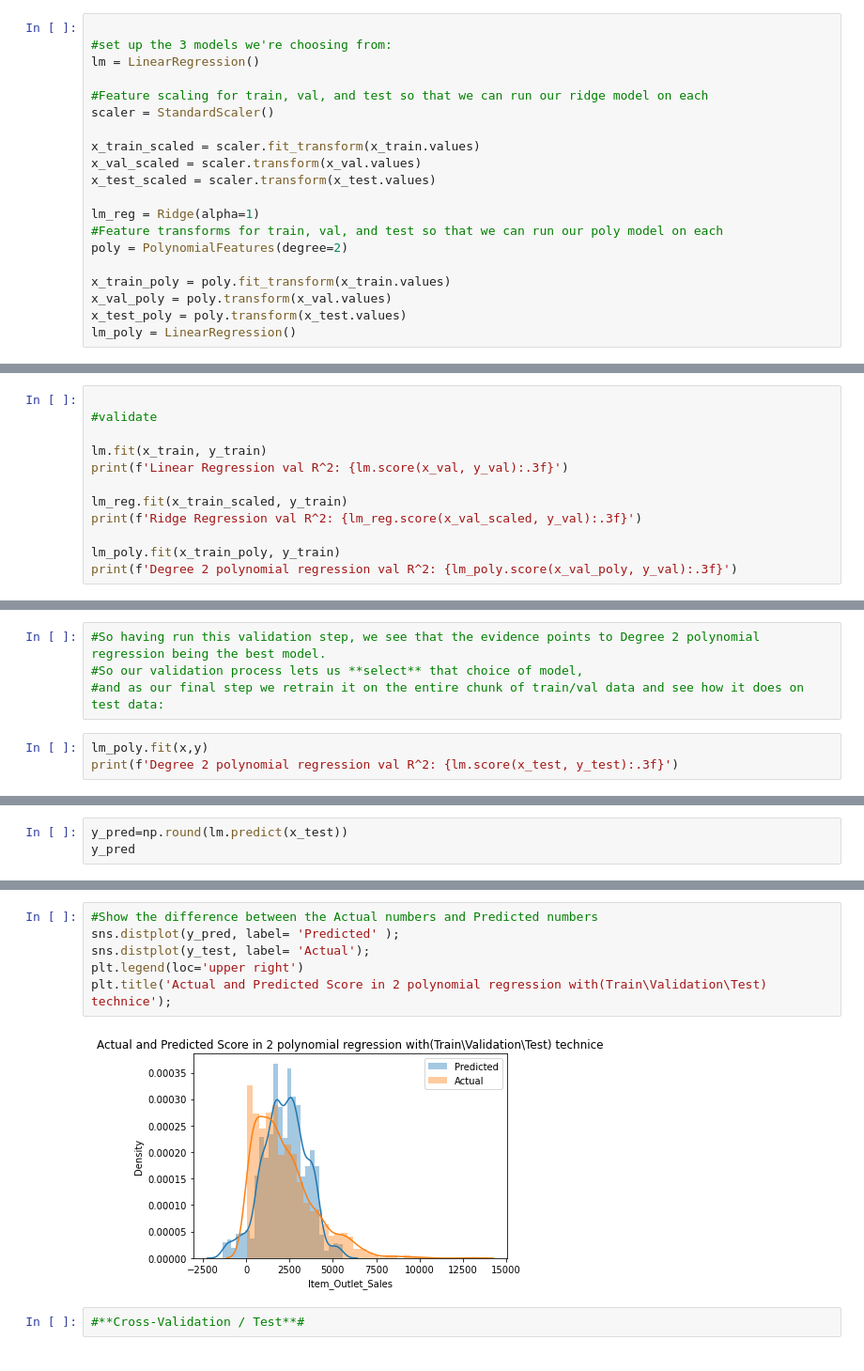
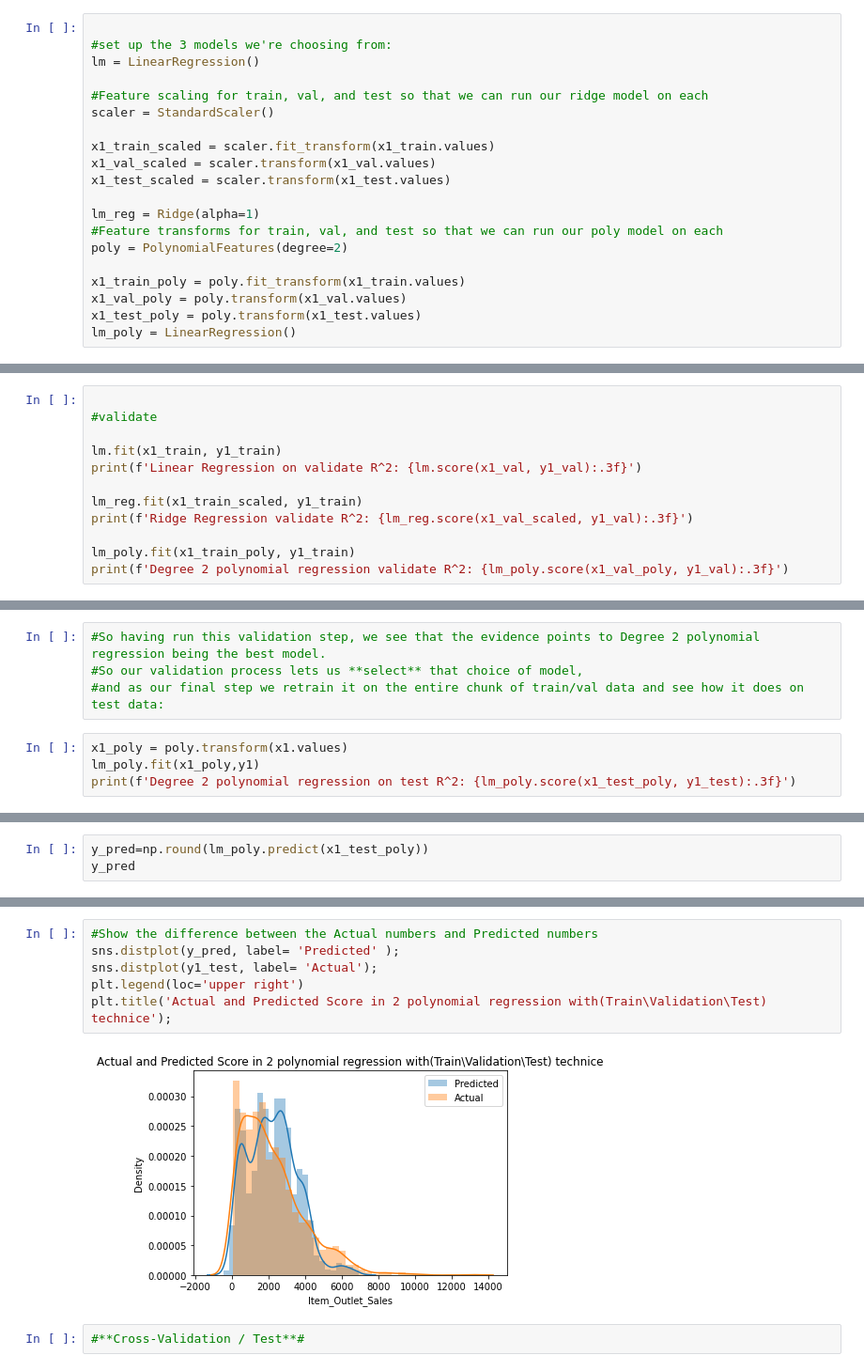
Before and after one commit to tahani321/Tahani-Alshedoukhi, a Jupyter notebook: MyProject-Copy1.ipynb, the cells around one changed output, grey strips where cells are left out. Shown: that part at 94% size. Cells and saved outputs as stored; diff of their text form.

```diff
--- a/MyProject-Copy1.ipynb
+++ b/MyProject-Copy1.ipynb
@@ -616,17 +497,17 @@ lm = LinearRegression()
 #Feature scaling for train, val, and test so that we can run our ridge model on each
 scaler = StandardScaler()
 
-x_train_scaled = scaler.fit_transform(x_train.values)
-x_val_scaled = scaler.transform(x_val.values)
-x_test_scaled = scaler.transform(x_test.values)
+x1_train_scaled = scaler.fit_transform(x1_train.values)
+x1_val_scaled = scaler.transform(x1_val.values)
+x1_test_scaled = scaler.transform(x1_test.values)
 
 lm_reg = Ridge(alpha=1)
 #Feature transforms for train, val, and test so that we can run our poly model on each
 poly = PolynomialFeatures(degree=2)
 
-x_train_poly = poly.fit_transform(x_train.values)
-x_val_poly = poly.transform(x_val.values)
-x_test_poly = poly.transform(x_test.values)
+x1_train_poly = poly.fit_transform(x1_train.values)
+x1_val_poly = poly.transform(x1_val.values)
+x1_test_poly = poly.transform(x1_test.values)
 lm_poly = LinearRegression()
 # %%
 #Now we can train, validate, and test.
@@ -634,12 +515,12 @@ lm_poly = LinearRegression()
 
 #validate
 
-lm.fit(x_train, y_train)
-print(f'Linear Regression val R^2: {lm.score(x_val, y_val):.3f}')
+lm.fit(x1_train, y1_train)
+print(f'Linear Regression on validate R^2: {lm.score(x1_val, y1_val):.3f}')
 
-lm_reg.fit(x_train_scaled, y_train)
-print(f'Ridge Regression val R^2: {lm_reg.score(x_val_scaled, y_val):.3f}')
+lm_reg.fit(x1_train_scaled, y1_train)
+print(f'Ridge Regression validate R^2: {lm_reg.score(x1_val_scaled, y1_val):.3f}')
 
-lm_poly.fit(x_train_poly, y_train)
-print(f'Degree 2 polynomial regression val R^2: {lm_poly.score(x_val_poly, y_val):.3f}')
+lm_poly.fit(x1_train_poly, y1_train)
+print(f'Degree 2 polynomial regression validate R^2: {lm_poly.score(x1_val_poly, y1_val):.3f}')
 # %% [output]
@@ -651,6 +532,7 @@ Degree 2 polynomial regression val R^2: 0.600
 #So our validation process lets us **select** that choice of model,
 #and as our final step we retrain it on the entire chunk of train/val data and see how it does on test data:
 # %%
-lm_poly.fit(x,y)
-print(f'Degree 2 polynomial regression val R^2: {lm.score(x_test, y_test):.3f}')
+x1_poly = poly.transform(x1.values)
+lm_poly.fit(x1_poly,y1)
+print(f'Degree 2 polynomial regression on test R^2: {lm_poly.score(x1_test_poly, y1_test):.3f}')
 # %% [output]
@@ -658,4 +540,4 @@ Degree 2 polynomial regression val R^2: 0.571
 # %%
-y_pred=np.round(lm.predict(x_test))
+y_pred=np.round(lm_poly.predict(x1_test_poly))
 y_pred
 # %% [output]
@@ -685,11 +567,11 @@ sns.pairplot(data= df, x_vars= 'Actual', y_vars= 'Predicted', size= 3, kind='reg
 # %%
 #Show the difference between the Actual numbers and Predicted numbers
 sns.distplot(y_pred, label= 'Predicted' );
-sns.distplot(y_test, label= 'Actual');
+sns.distplot(y1_test, label= 'Actual');
 plt.legend(loc='upper right')
 plt.title('Actual and Predicted Score in 2 polynomial regression with(Train\Validation\Test) technice');
 # %% [output]
-[figure, old version]
+[figure, new version]
 # %%
 #**Cross-Validation / Test**#
 # %%
```
Also changed, not shown: parts of 46 cells of this notebook.
